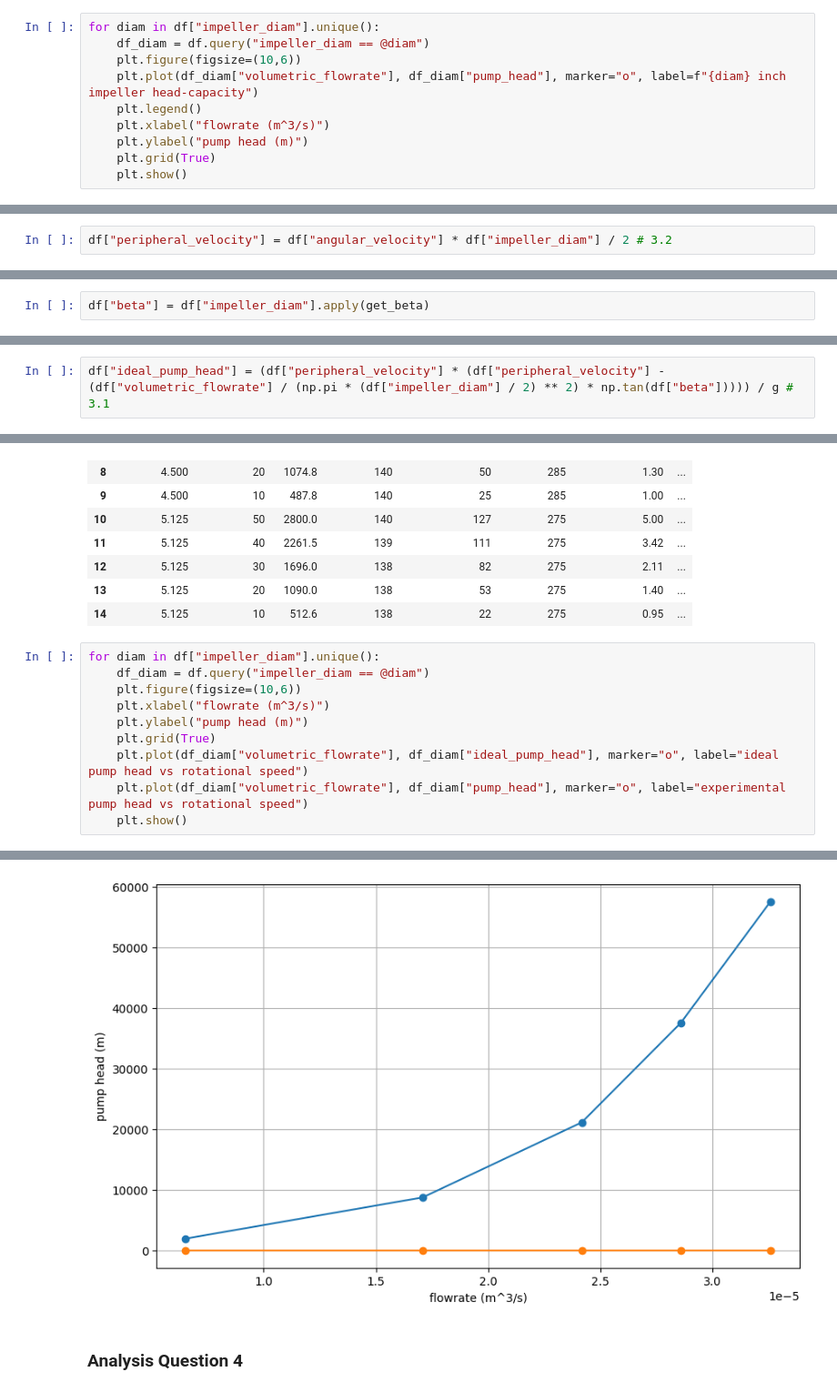
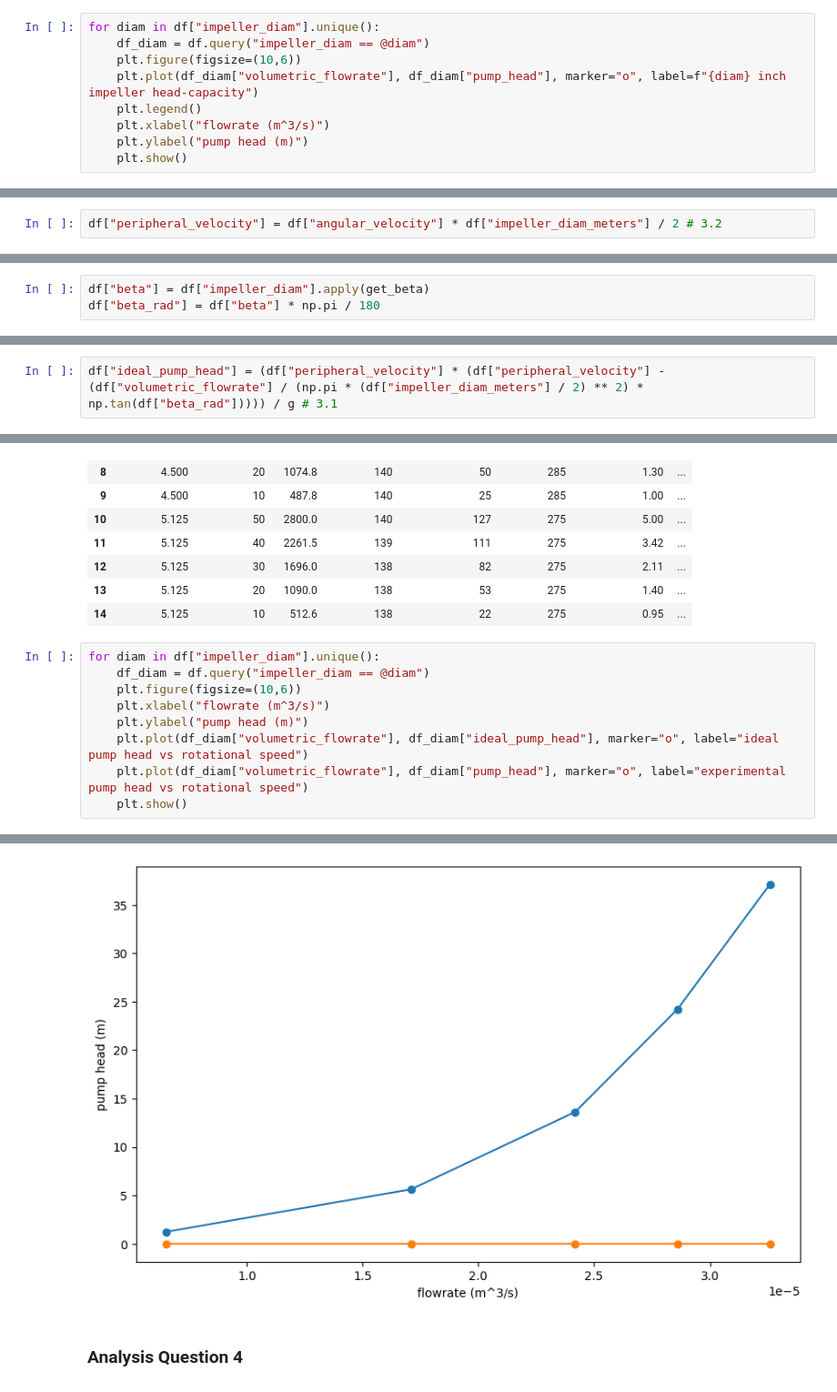
Before and after one commit to rahilisashaik/cbe154, a Jupyter notebook: centrifugal-pump/exp-data-analysis.ipynb, the cells around one changed output, grey strips where cells are left out. Shown at 91% size. Drawn from its saved outputs; the diff is of its cells as text.

```diff
--- a/centrifugal-pump/exp-data-analysis.ipynb
+++ b/centrifugal-pump/exp-data-analysis.ipynb
@@ -192,6 +192,5 @@ for diam in df["impeller_diam"].unique():
     plt.legend()
     plt.xlabel("flowrate (m^3/s)")
     plt.ylabel("pump head (m)")
-    plt.grid(True)
     plt.show()
 # %% [output]
@@ -227,7 +226,7 @@ $$ \omega = \frac{2\pi (fpm)}{60}$$
 # %%
 df["angular_velocity"] = 2 * np.pi * df["ext_fpm"] / 60 # 3.3
 # %%
-df["peripheral_velocity"] = df["angular_velocity"] * df["impeller_diam"] / 2 # 3.2
+df["peripheral_velocity"] = df["angular_velocity"] * df["impeller_diam_meters"] / 2 # 3.2
 # %% [markdown]
 Let's add the angle data for each impeller from the lab manual
 # %%
@@ -240,10 +239,11 @@ def get_beta(diam):
         return 19
 # %%
 df["beta"] = df["impeller_diam"].apply(get_beta)
+df["beta_rad"] = df["beta"] * np.pi / 180
 # %% [markdown]
 Finally, we compute ideal pump head in
 # %%
-df["ideal_pump_head"] = (df["peripheral_velocity"] * (df["peripheral_velocity"] - (df["volumetric_flowrate"] / (np.pi * (df["impeller_diam"] / 2) ** 2) * np.tan(df["beta"])))) / g # 3.1
+df["ideal_pump_head"] = (df["peripheral_velocity"] * (df["peripheral_velocity"] - (df["volumetric_flowrate"] / (np.pi * (df["impeller_diam_meters"] / 2) ** 2) * np.tan(df["beta_rad"])))) / g # 3.1
 # %%
 df
 # %% [output]
@@ -269,7 +269,6 @@ for diam in df["impeller_diam"].unique():
     plt.figure(figsize=(10,6))
     plt.xlabel("flowrate (m^3/s)")
     plt.ylabel("pump head (m)")
-    plt.grid(True)
     plt.plot(df_diam["volumetric_flowrate"], df_diam["ideal_pump_head"], marker="o", label="ideal pump head vs rotational speed")
     plt.plot(df_diam["volumetric_flowrate"], df_diam["pump_head"], marker="o", label="experimental pump head vs rotational speed")
     plt.show()
@@ -279,4 +278,4 @@ for diam in df["impeller_diam"].unique():
-[figure, old version]
+[figure, new version]
 # %% [markdown]
 ### Analysis Question 4
 # %% [markdown]
```
Also changed, not shown: parts of 6 cells of this notebook.
